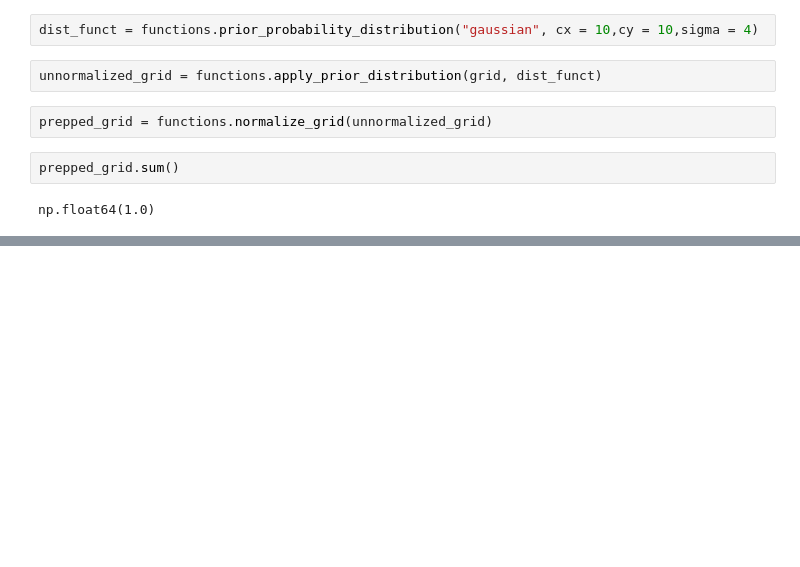
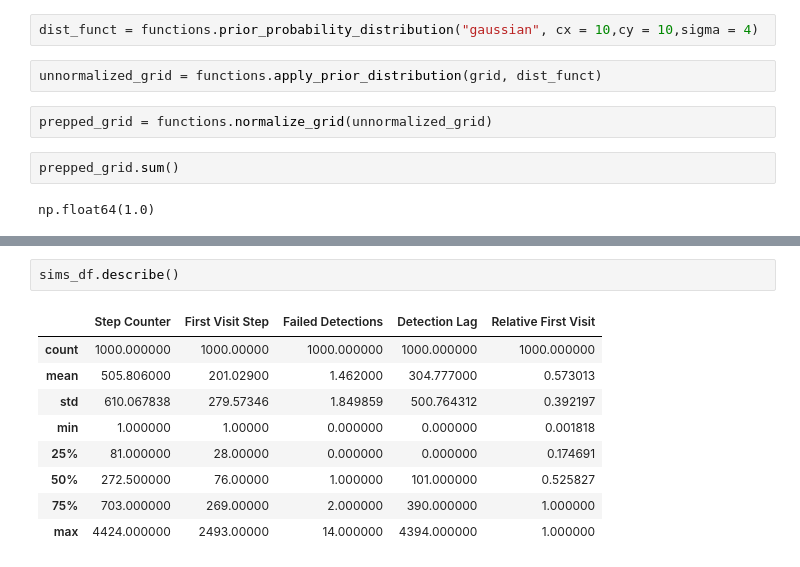
Before and after one commit to tatesm/Bayesian_SAR, a Jupyter notebook: notebooks/simulation.ipynb, the cells around one changed output, grey strips where cells are left out. Cells and saved outputs as stored; diff of their text form; blank space fills up the shorter version.

```diff
--- a/notebooks/simulation.ipynb
+++ b/notebooks/simulation.ipynb
@@ -56,0 +93,12 @@ functions.v1_sim(prepped_grid,0.4,true_cell)
+# %%
+sims_df.describe()
+# %% [output]
+|  | Step Counter | First Visit Step | Failed Detections | Detection Lag | Relative First Visit |
+| count | 1000.000000 | 1000.00000 | 1000.000000 | 1000.000000 | 1000.000000 |
+| mean | 505.806000 | 201.02900 | 1.462000 | 304.777000 | 0.573013 |
+| std | 610.067838 | 279.57346 | 1.849859 | 500.764312 | 0.392197 |
+| min | 1.000000 | 1.00000 | 0.000000 | 0.000000 | 0.001818 |
+| 25% | 81.000000 | 28.00000 | 0.000000 | 0.000000 | 0.174691 |
+| 50% | 272.500000 | 76.00000 | 1.000000 | 101.000000 | 0.525827 |
+| 75% | 703.000000 | 269.00000 | 2.000000 | 390.000000 | 1.000000 |
+| max | 4424.000000 | 2493.00000 | 14.000000 | 4394.000000 | 1.000000 |
```
Also changed, not shown: parts of 12 cells of this notebook, 1 other file.
